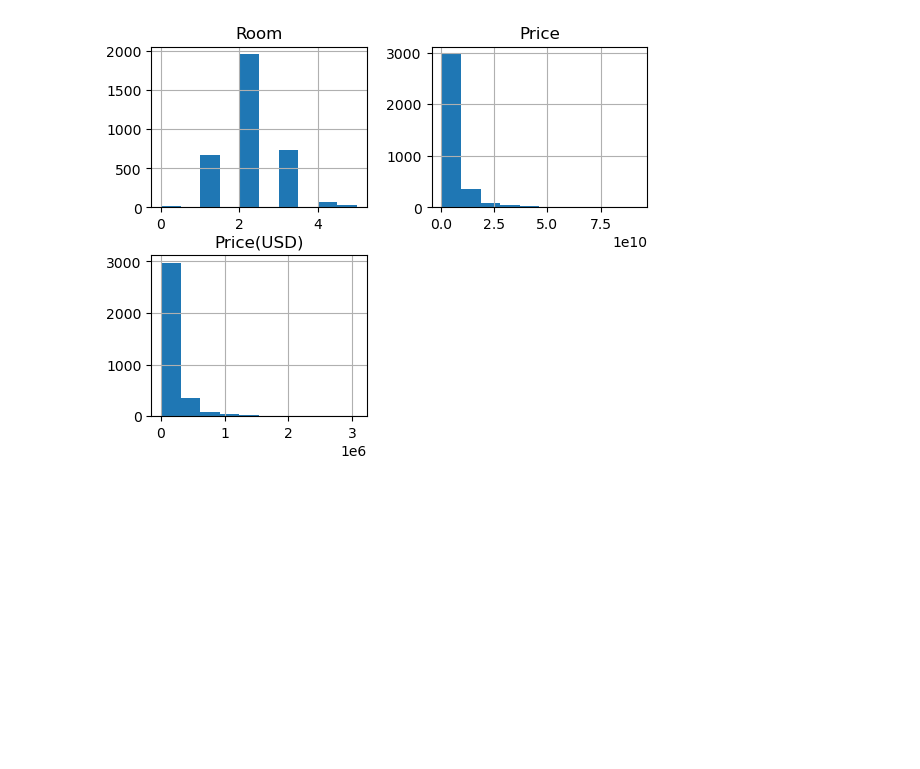
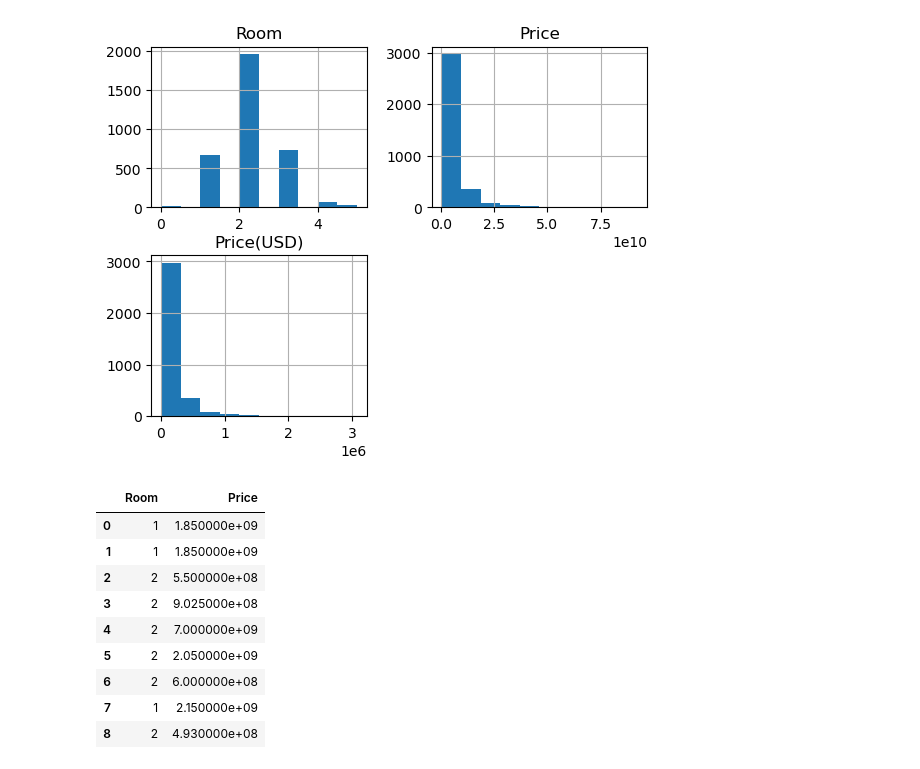
Before and after one commit to Afsaneh-hassani/tehran-house-price-prediction, a Jupyter notebook: notebooks/house-price-model.ipynb, the cells around one changed output. Drawn from its saved outputs; the diff is of its cells as text; code cells hidden in the pictures; blank space fills up the shorter version.

```diff
--- a/notebooks/house-price-model.ipynb
+++ b/notebooks/house-price-model.ipynb
@@ -33,3 +33,17 @@ viz.hist()
 plt.show()
 # %% [output]
 [figure]
+# %%
+cdf = df[['Room','Price']]
+cdf.head(9)
+# %% [output]
+|  | Room | Price |
+| 0 | 1 | 1.850000e+09 |
+| 1 | 1 | 1.850000e+09 |
+| 2 | 2 | 5.500000e+08 |
+| 3 | 2 | 9.025000e+08 |
+| 4 | 2 | 7.000000e+09 |
+| 5 | 2 | 2.050000e+09 |
+| 6 | 2 | 6.000000e+08 |
+| 7 | 1 | 2.150000e+09 |
+| 8 | 2 | 4.930000e+08 |
```
Also changed, not shown: parts of 8 cells of this notebook.
